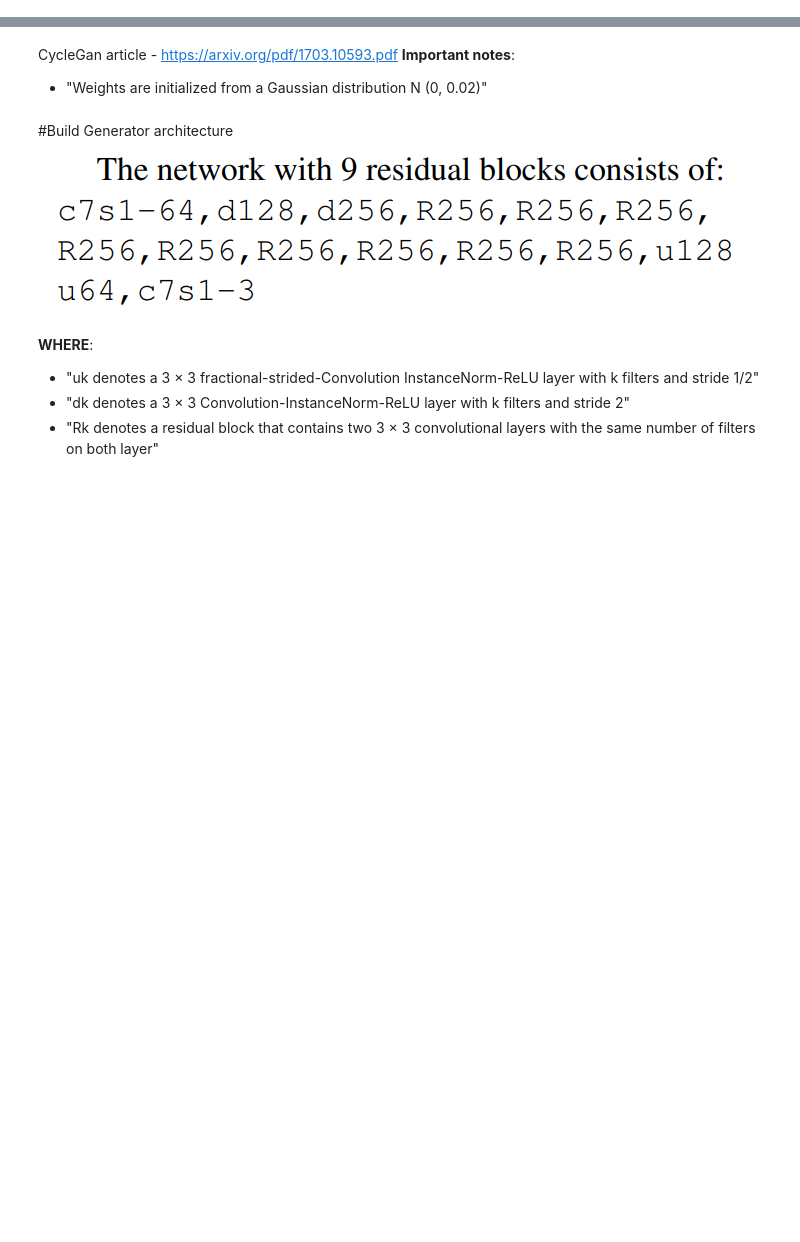
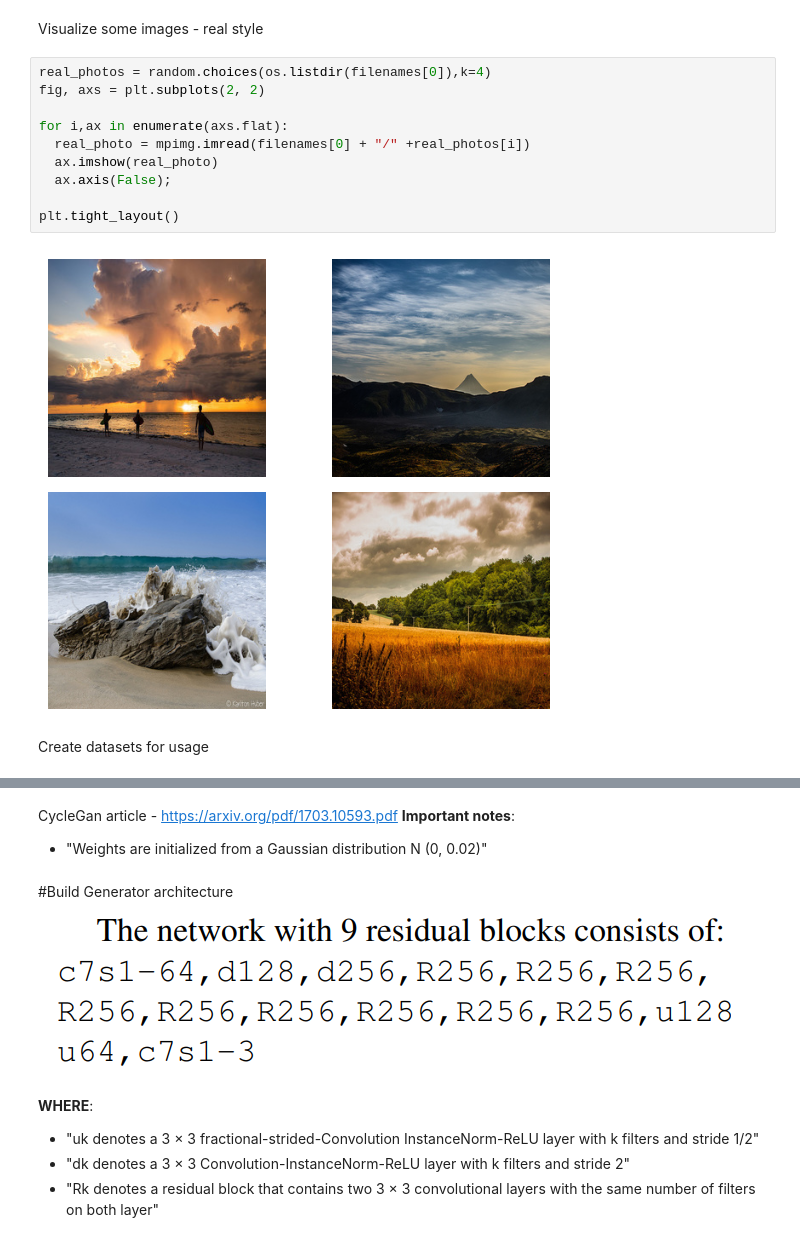
Before and after one commit to bartoszkozakiewicz/DeepLearning, a Jupyter notebook: CycleGAN.ipynb, the cells around one changed output, grey strips where cells are left out. Saved outputs shown, nothing was run; the diff lists cells and outputs as text; blank space fills up the shorter version.

```diff
--- a/CycleGAN.ipynb
+++ b/CycleGAN.ipynb
@@ -22,0 +69,16 @@ import random
+# %% [markdown]
+Visualize some images - real style
+# %%
+real_photos = random.choices(os.listdir(filenames[0]),k=4)
+fig, axs = plt.subplots(2, 2)
+
+for i,ax in enumerate(axs.flat):
+  real_photo = mpimg.imread(filenames[0] + "/" +real_photos[i])
+  ax.imshow(real_photo)
+  ax.axis(False);
+
+plt.tight_layout()
+# %% [output]
+[figure, added]
+# %% [markdown]
+Create datasets for usage
```
Also changed, not shown: parts of 12 cells of this notebook.
